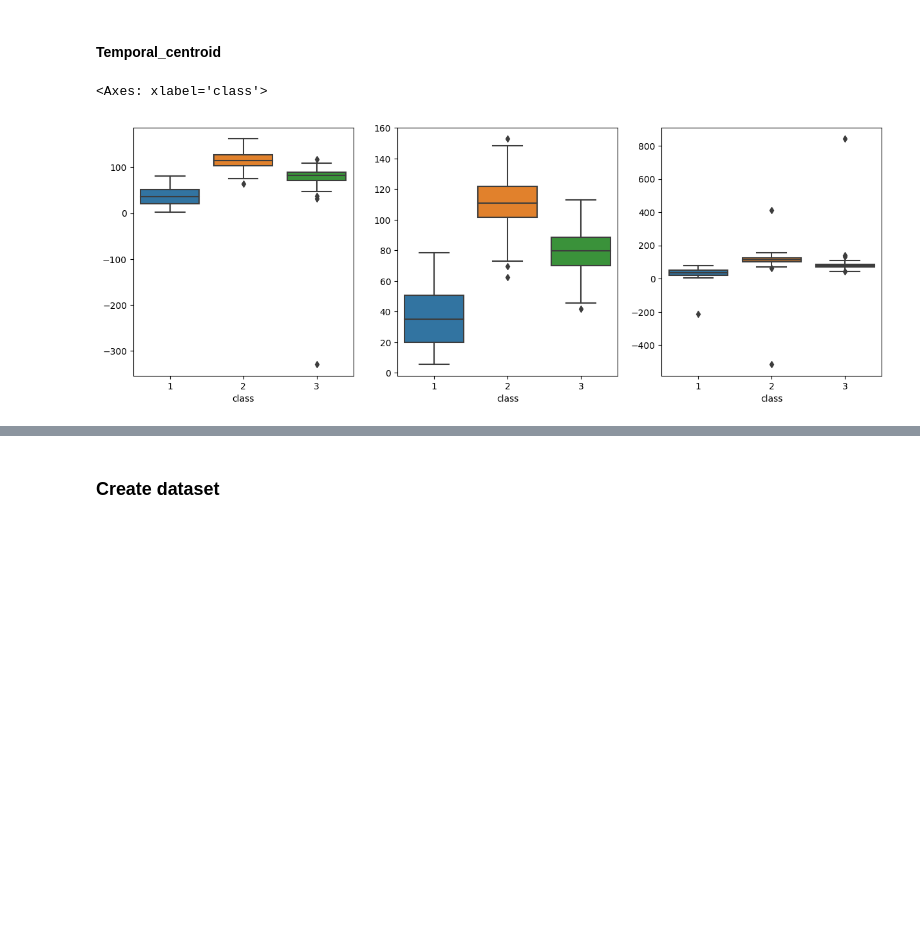
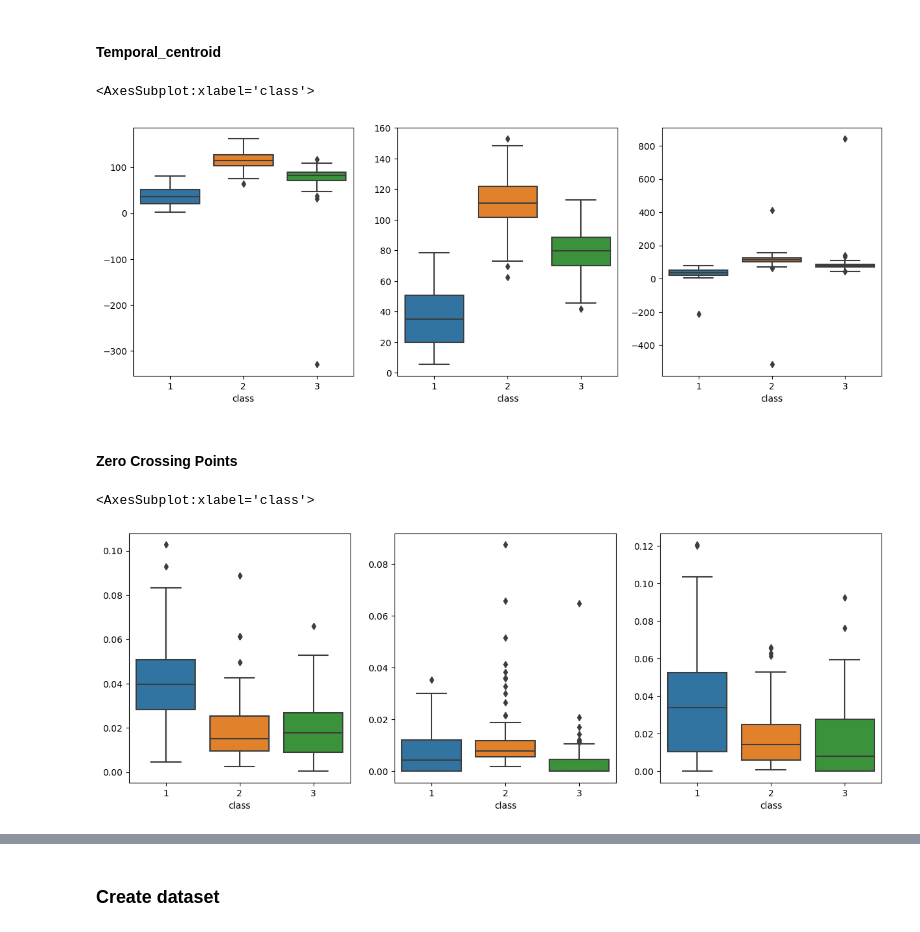
Before and after one commit to Vinavil334/SL4HD, a Jupyter notebook: The Great Giochini.ipynb, the cells around one changed output, grey strips where cells are left out. Drawn from its saved outputs; the diff is of its cells as text; code cells hidden in the pictures; blank space fills up the shorter version.

```diff
--- a/The Great Giochini.ipynb
+++ b/The Great Giochini.ipynb
@@ -566,7 +567,6 @@ temporal_centroid_y = []
 temporal_centroid_z = []
 
 for i in np.arange(len(li)):
-    fs = li[i].t[2]-li[i].t[1]
     temporal_centroid_x.append(np.sum(li[i].t * li[i].x) / np.sum(li[i].x))
     temporal_centroid_y.append(np.sum(li[i].t * li[i].y) / np.sum(li[i].y))
     temporal_centroid_z.append(np.sum(li[i].t * li[i].z) / np.sum(li[i].z))
@@ -579,5 +579,27 @@ sns.boxplot(x='class',y=temporal_centroid_y,data=dfc,ax=axs[1])
 
 sns.boxplot(x='class',y=temporal_centroid_z,data=dfc,ax=axs[2])
 # %% [output]
-<Axes: xlabel='class'>
+<AxesSubplot:xlabel='class'>
 [figure]
+# %% [markdown]
+#### Zero Crossing Points
+# %%
+zero_crossing_x = []
+zero_crossing_y = []
+zero_crossing_z = []
+
+for i in np.arange(len(li)):
+    zero_crossing_x.append(len(np.where(np.diff(np.sign(li[i].x)))[0]) / len(li[i].x))
+    zero_crossing_y.append(len(np.where(np.diff(np.sign(li[i].y)))[0]) / len(li[i].y))
+    zero_crossing_z.append(len(np.where(np.diff(np.sign(li[i].z)))[0]) / len(li[i].z))
+
+fig, axs = plt.subplots(ncols=3, figsize=(15,5))
+
+sns.boxplot(x='class',y=zero_crossing_x,data=dfc,ax=axs[0])
+
+sns.boxplot(x='class',y=zero_crossing_y,data=dfc,ax=axs[1])
+
+sns.boxplot(x='class',y=zero_crossing_z,data=dfc,ax=axs[2])
+# %% [output]
+<AxesSubplot:xlabel='class'>
+[figure, added]
```
Also changed, not shown: parts of 45 cells of this notebook.
